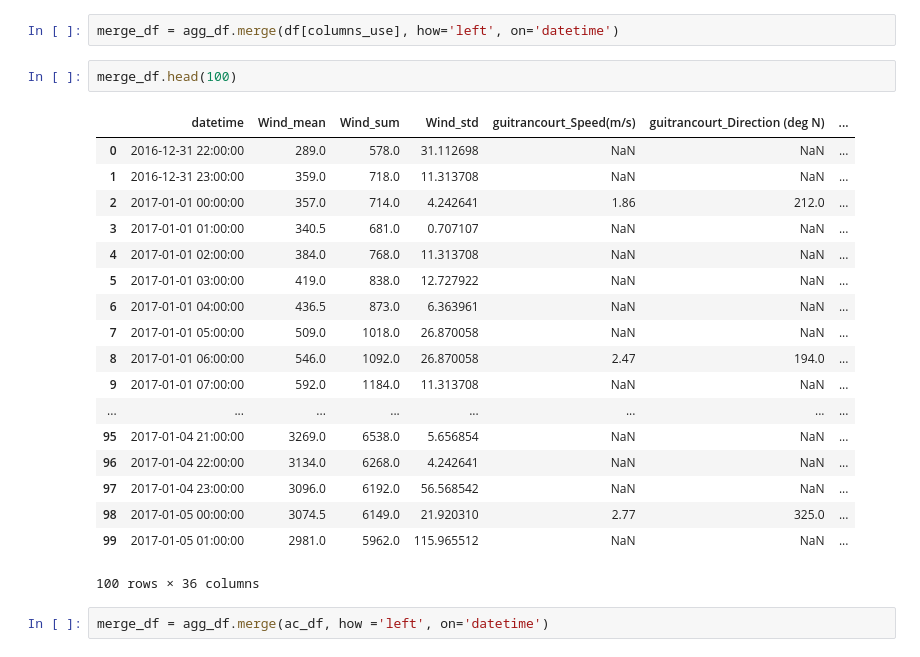
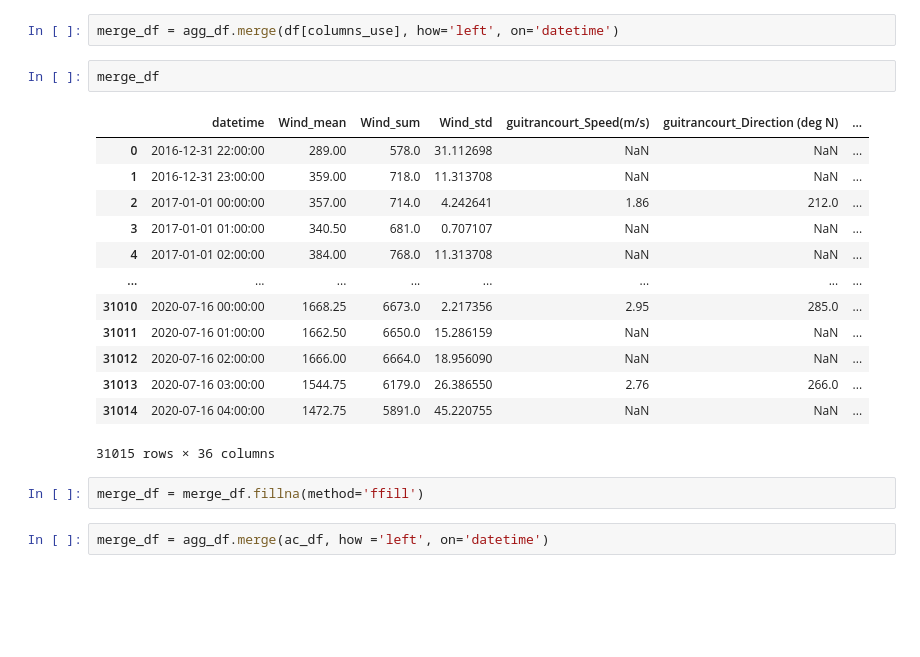
Before and after one commit to wesley34/ai4impactProject2, a Jupyter notebook: tony.ipynb, the cells around one changed output. Drawn from its saved outputs; the diff is of its cells as text; blank space fills up the shorter version.

```diff
--- a/tony.ipynb
+++ b/tony.ipynb
@@ -66,26 +66,23 @@ agg_df = agg_df.reset_index()
 # %%
 merge_df = agg_df.merge(df[columns_use], how='left', on='datetime')
 # %%
-merge_df.head(100)
+merge_df
 # %% [output]
 |  | datetime | Wind_mean | Wind_sum | Wind_std | guitrancourt_Speed(m/s) | guitrancourt_Direction (deg N) | ... |
-| 0 | 2016-12-31 22:00:00 | 289.0 | 578.0 | 31.112698 | NaN | NaN | ... |
-| 1 | 2016-12-31 23:00:00 | 359.0 | 718.0 | 11.313708 | NaN | NaN | ... |
-| 2 | 2017-01-01 00:00:00 | 357.0 | 714.0 | 4.242641 | 1.86 | 212.0 | ... |
-| 3 | 2017-01-01 01:00:00 | 340.5 | 681.0 | 0.707107 | NaN | NaN | ... |
-| 4 | 2017-01-01 02:00:00 | 384.0 | 768.0 | 11.313708 | NaN | NaN | ... |
-| 5 | 2017-01-01 03:00:00 | 419.0 | 838.0 | 12.727922 | NaN | NaN | ... |
-| 6 | 2017-01-01 04:00:00 | 436.5 | 873.0 | 6.363961 | NaN | NaN | ... |
-| 7 | 2017-01-01 05:00:00 | 509.0 | 1018.0 | 26.870058 | NaN | NaN | ... |
-| 8 | 2017-01-01 06:00:00 | 546.0 | 1092.0 | 26.870058 | 2.47 | 194.0 | ... |
-| 9 | 2017-01-01 07:00:00 | 592.0 | 1184.0 | 11.313708 | NaN | NaN | ... |
+| 0 | 2016-12-31 22:00:00 | 289.00 | 578.0 | 31.112698 | NaN | NaN | ... |
+| 1 | 2016-12-31 23:00:00 | 359.00 | 718.0 | 11.313708 | NaN | NaN | ... |
+| 2 | 2017-01-01 00:00:00 | 357.00 | 714.0 | 4.242641 | 1.86 | 212.0 | ... |
+| 3 | 2017-01-01 01:00:00 | 340.50 | 681.0 | 0.707107 | NaN | NaN | ... |
+| 4 | 2017-01-01 02:00:00 | 384.00 | 768.0 | 11.313708 | NaN | NaN | ... |
 | ... | ... | ... | ... | ... | ... | ... | ... |
-| 95 | 2017-01-04 21:00:00 | 3269.0 | 6538.0 | 5.656854 | NaN | NaN | ... |
-| 96 | 2017-01-04 22:00:00 | 3134.0 | 6268.0 | 4.242641 | NaN | NaN | ... |
-| 97 | 2017-01-04 23:00:00 | 3096.0 | 6192.0 | 56.568542 | NaN | NaN | ... |
-| 98 | 2017-01-05 00:00:00 | 3074.5 | 6149.0 | 21.920310 | 2.77 | 325.0 | ... |
-| 99 | 2017-01-05 01:00:00 | 2981.0 | 5962.0 | 115.965512 | NaN | NaN | ... |
+| 31010 | 2020-07-16 00:00:00 | 1668.25 | 6673.0 | 2.217356 | 2.95 | 285.0 | ... |
+| 31011 | 2020-07-16 01:00:00 | 1662.50 | 6650.0 | 15.286159 | NaN | NaN | ... |
+| 31012 | 2020-07-16 02:00:00 | 1666.00 | 6664.0 | 18.956090 | NaN | NaN | ... |
+| 31013 | 2020-07-16 03:00:00 | 1544.75 | 6179.0 | 26.386550 | 2.76 | 266.0 | ... |
+| 31014 | 2020-07-16 04:00:00 | 1472.75 | 5891.0 | 45.220755 | NaN | NaN | ... |
-100 rows × 36 columns
+31015 rows × 36 columns
+# %%
+merge_df = merge_df.fillna(method='ffill')
 # %%
 merge_df = agg_df.merge(ac_df, how ='left', on='datetime')
 # %%
```
Also changed, not shown: 1 other file.
